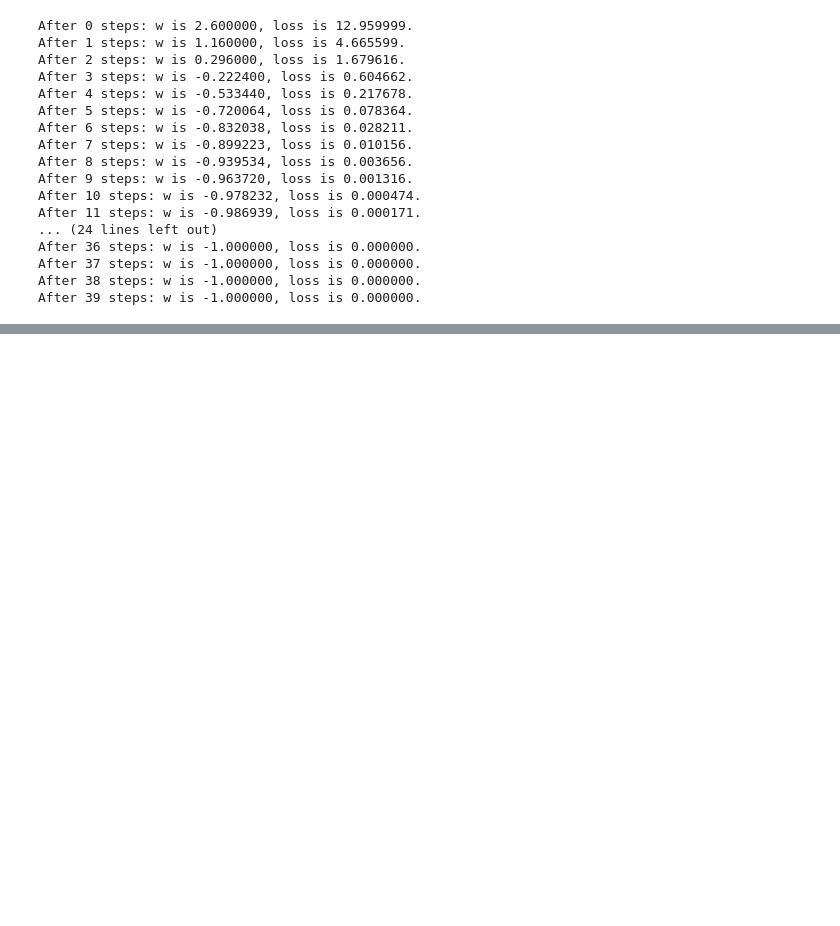
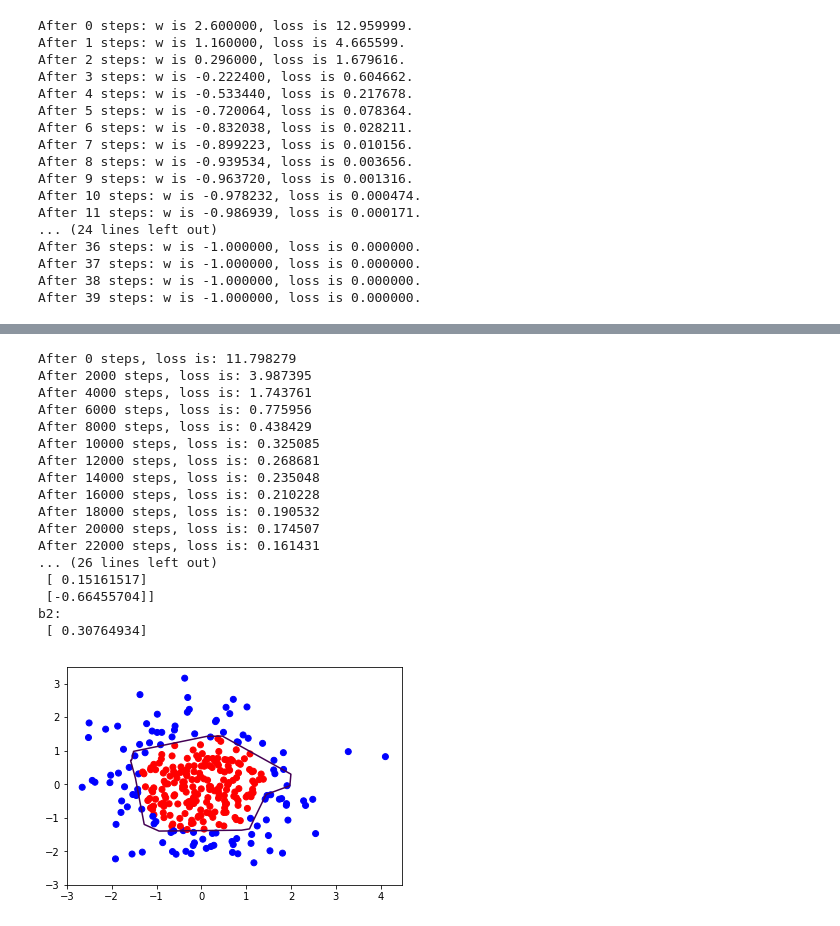
Before and after one commit to king0682/DeepLearningItem, a Jupyter notebook: 02_Tensorflow/TensorFlow笔记.ipynb, the cells around one changed output, grey strips where cells are left out. Cells and saved outputs as stored; diff of their text form; code cells hidden in the pictures; blank space fills up the shorter version.

```diff
--- a/02_Tensorflow/TensorFlow笔记.ipynb
+++ b/02_Tensorflow/TensorFlow笔记.ipynb
@@ -610,12 +610,12 @@ import tensorflow as tf
 
 LEARNING_RATE_BASE = 0.1 # 最初学习率
 LEARNING_RATE_DECAY = 0.99 # 学习率衰减率
-LEARNING_RATE_STEP = 1 # 指喂入多少轮BATCH_SIZE后，更新一次学习率，一般设置为：总样本数/BATCH_SIZE
+LEARNING_RATE_STEP = 1 # 每多少轮更新一次学习率（一共32组数据，每批喂入8个，所以每4轮更新一次学习率）
 
-# 定义BATCH_SIZE训练轮数计数器，初值为0，该变量设置为不可训练
+##### 指数衰减学习率模块 #####
+# 整体循环轮数计数器，初值为0，该变量设置为不可训练
 global_step = tf.Variable(0, trainable = False)
-
-# 定义指数下降学习率
+# 定义指数下降学习率,staircase代表是否断崖式下降：当为true时，LEARNING_RATE_STEP取整数，lr阶梯型衰减，当为false，lr为平滑下降的曲线
 learning_rate = tf.train.exponential_decay(LEARNING_RATE_BASE, global_step, LEARNING_RATE_STEP, LEARNING_RATE_DECAY, staircase=True)
 
 # 定义待优化参数w。初值为10
@@ -632,7 +632,7 @@ with  tf.Session() as sess:
     init_op = tf.global_variables_initializer()
     sess.run(init_op)
 
-    for i in range(40):
+    for i in range(100):
         sess.run(train_step)
         learning_rate_val = sess.run(learning_rate)
         global_step_val = sess.run(global_step)
@@ -663,0 +660,8 @@ After 39 steps: global_step is 40.000000, learning rate is 0.066897, loss is 0.0
+# %%
+# 测试学习率的下降效果
+
+for i in range(100):
+    decay = 0.99 ** (i/4)
+    lr = 0.1*decay
+#     print(decay)
+#     print(lr)
@@ -663,0 +874,47 @@ After 39 steps: global_step is 40.000000, learning rate is 0.066897, loss is 0.0
+# %%
+#定义反向传播方法：包含正则化
+train_step = tf.train.AdamOptimizer(0.0001).minimize(loss_total)
+
+with tf.Session() as sess:
+	init_op = tf.global_variables_initializer()
+	sess.run(init_op)
+	STEPS = 40000
+	for i in range(STEPS):
+		start = (i*BATCH_SIZE) % 300
+		end = start + BATCH_SIZE
+		sess.run(train_step, feed_dict={x: X[start:end], y_:Y_[start:end]})
+		if i % 2000 == 0:
+			loss_v = sess.run(loss_total, feed_dict={x:X,y_:Y_})
+			print("After %d steps, loss is: %f" %(i, loss_v))
+
+	xx, yy = np.mgrid[-3:3:.01, -3:3:.01]
+	grid = np.c_[xx.ravel(), yy.ravel()]
+	probs = sess.run(y, feed_dict={x:grid})
+	probs = probs.reshape(xx.shape)
+	print("w1:\n",sess.run(w1))
+	print("b1:\n",sess.run(b1))
+	print("w2:\n",sess.run(w2))
+	print("b2:\n",sess.run(b2))
+
+plt.scatter(X[:,0], X[:,1], c=np.squeeze(Y_c))
+plt.contour(xx, yy, probs, levels=[0.5])
+plt.show()
+# %% [output]
+After 0 steps, loss is: 11.798279
+After 2000 steps, loss is: 3.987395
+After 4000 steps, loss is: 1.743761
+After 6000 steps, loss is: 0.775956
+After 8000 steps, loss is: 0.438429
+After 10000 steps, loss is: 0.325085
+After 12000 steps, loss is: 0.268681
+After 14000 steps, loss is: 0.235048
+After 16000 steps, loss is: 0.210228
+After 18000 steps, loss is: 0.190532
+After 20000 steps, loss is: 0.174507
+After 22000 steps, loss is: 0.161431
+... (26 lines left out)
+ [ 0.15161517]
+ [-0.66455704]]
+b2:
+ [ 0.30764934]
+[figure, added]
```
Also changed, not shown: parts of 11 cells of this notebook, 3 other files.
